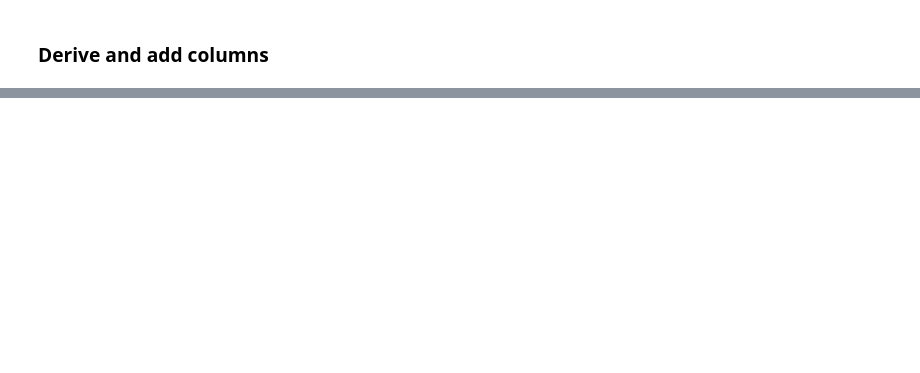
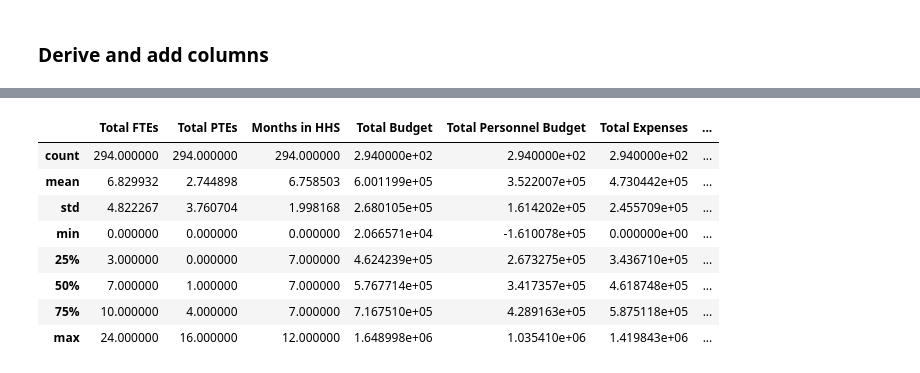
Before and after one commit to valeriemagalong/NYC-Aging, a Jupyter notebook: data_cleaning.ipynb, the cells around one changed output, grey strips where cells are left out. Saved outputs shown, nothing was run; the diff lists cells and outputs as text; code cells hidden in the pictures; blank space fills up the shorter version.

```diff
--- a/data_cleaning.ipynb
+++ b/data_cleaning.ipynb
@@ -236,2 +281,14 @@ scpd['PTE Status'] = scpd['Total PTEs'].apply(lambda num: 'Has No PTEs' if num =
+# %%
+scpd.describe()
+# %% [output]
+|  | Total FTEs | Total PTEs | Months in HHS | Total Budget | Total Personnel Budget | Total Expenses | ... |
+| count | 294.000000 | 294.000000 | 294.000000 | 2.940000e+02 | 2.940000e+02 | 2.940000e+02 | ... |
+| mean | 6.829932 | 2.744898 | 6.758503 | 6.001199e+05 | 3.522007e+05 | 4.730442e+05 | ... |
+| std | 4.822267 | 3.760704 | 1.998168 | 2.680105e+05 | 1.614202e+05 | 2.455709e+05 | ... |
+| min | 0.000000 | 0.000000 | 0.000000 | 2.066571e+04 | -1.610078e+05 | 0.000000e+00 | ... |
+| 25% | 3.000000 | 0.000000 | 7.000000 | 4.624239e+05 | 2.673275e+05 | 3.436710e+05 | ... |
+| 50% | 7.000000 | 1.000000 | 7.000000 | 5.767714e+05 | 3.417357e+05 | 4.618748e+05 | ... |
+| 75% | 10.000000 | 4.000000 | 7.000000 | 7.167510e+05 | 4.289163e+05 | 5.875118e+05 | ... |
+| max | 24.000000 | 16.000000 | 12.000000 | 1.648998e+06 | 1.035410e+06 | 1.419843e+06 | ... |
 # %%
 # Take a final look at the cleaned scpd dataframe
```
Also changed, not shown: parts of 9 cells of this notebook.
